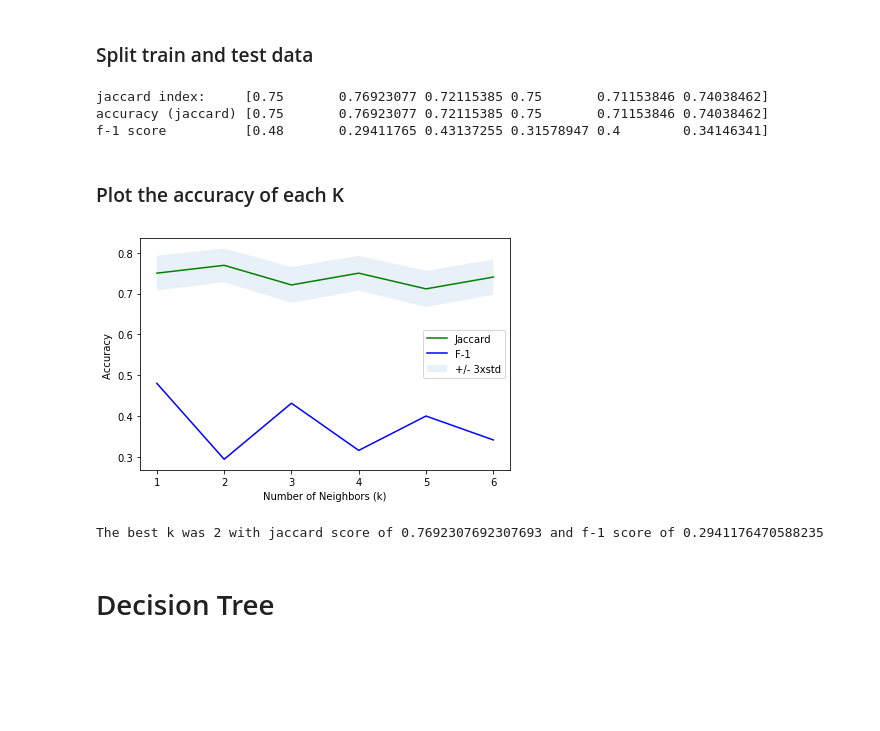
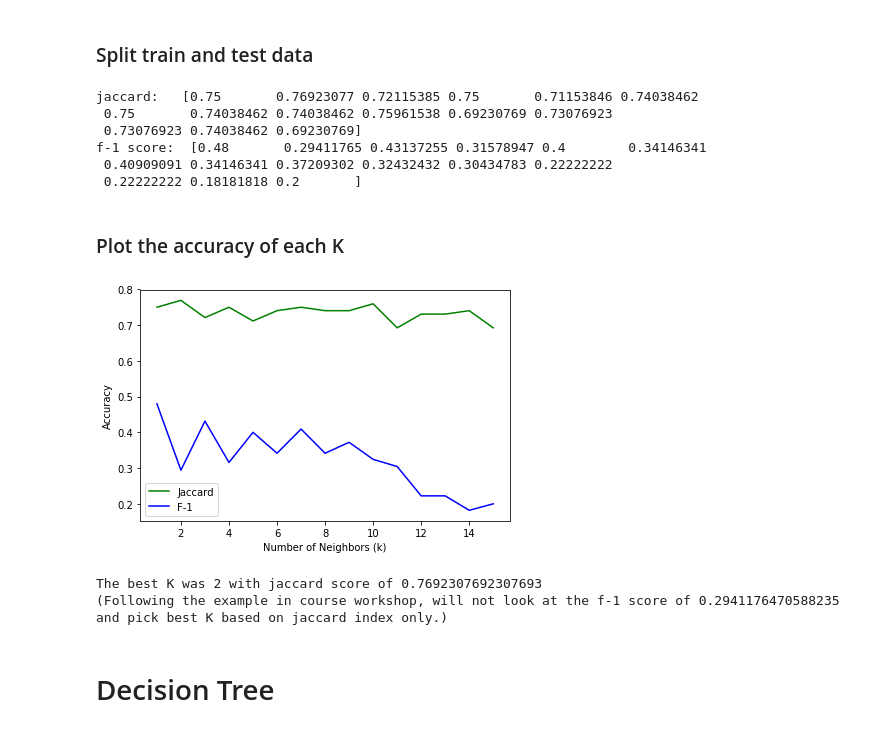
Before and after one commit to ewan-chalmers/coursera-ml-python, a Jupyter notebook: best-classifier-assignment.ipynb, the cells around one changed output. Saved outputs shown, nothing was run; the diff lists cells and outputs as text; code cells hidden in the pictures; blank space fills up the shorter version.

```diff
--- a/best-classifier-assignment.ipynb
+++ b/best-classifier-assignment.ipynb
@@ -279,11 +296,7 @@ array([0, 0, 0, 0, 0, 0])
 # %% [markdown]
 Data Standardization give data zero mean and unit variance (technically should be done after train test split )
 # %%
-from sklearn import warnings
-with warnings.catch_warnings():
-    warnings.simplefilter("ignore")
-
-X= preprocessing.StandardScaler().fit(X).transform(X)
+X = preprocessing.StandardScaler().fit(X).transform(X.astype(float))
 X[0:6]
 # %% [output]
 array([[ 0.51578458,  0.92071769,  2.33152555, -0.42056004, -1.20577805,
@@ -326,63 +339,53 @@ X_train, X_test, y_train, y_test = train_test_split(X, y, test_size=0.3, random_
 # %%
 from sklearn.neighbors import KNeighborsClassifier
 from sklearn import metrics
-try:
-    from sklearn.metrics import jaccard_score
-except:
-    from sklearn.metrics import jaccard_similarity_score as jaccard_score
-
 import numpy as np
 
-num_features = 6
-jaccard_acc = np.zeros((num_features))
-mean_acc = np.zeros((num_features))
-std_acc = np.zeros((num_features))
-f1_acc = np.zeros((num_features))
+max_k = 15
+jaccard_acc = np.zeros((max_k))
+f1_acc = np.zeros((max_k))
 
-for n in range(1, num_features+1):
+for n in range(1, max_k+1):
     # train, predict and score accuracy of model for each k using the train data
     knn_classifier = KNeighborsClassifier(n_neighbors = n)
     knn_classifier.fit(X_train,y_train)
     prediction = knn_classifier.predict(X_test)
-    # "In binary and multiclass classification, accuracy_score is equal to the jaccard_score function"
-    jaccard_acc[n-1] = jaccard_score(y_test, prediction)
-    # jaccard: values closer to 1 (100%) means greater similarity between two sets
-    mean_acc[n-1] = metrics.accuracy_score(y_test, prediction)
-    std_acc[n-1] = np.std(prediction == y_test) / np.sqrt(prediction.shape[0])
-    # f1: smallest value (closest to zero) is best
+    jaccard_acc[n-1] = metrics.jaccard_similarity_score(y_test, prediction)
     f1_acc[n-1] = metrics.f1_score(y_test, prediction)
 
-print("jaccard index:    ", jaccard_acc)
-print("accuracy (jaccard)", mean_acc)
-print("f-1 score         ", f1_acc)
+print("jaccard:  ", jaccard_acc)
+print("f-1 score: ", f1_acc)
 # %% [output]
-jaccard index:     [0.75       0.76923077 0.72115385 0.75       0.71153846 0.74038462]
-accuracy (jaccard) [0.75       0.76923077 0.72115385 0.75       0.71153846 0.74038462]
-f-1 score          [0.48       0.29411765 0.43137255 0.31578947 0.4        0.34146341]
+jaccard:   [0.75       0.76923077 0.72115385 0.75       0.71153846 0.74038462
+ 0.75       0.74038462 0.74038462 0.75961538 0.69230769 0.73076923
+ 0.73076923 0.74038462 0.69230769]
+f-1 score:  [0.48       0.29411765 0.43137255 0.31578947 0.4        0.34146341
+ 0.40909091 0.34146341 0.37209302 0.32432432 0.30434783 0.22222222
+ 0.22222222 0.18181818 0.2       ]
 # %% [markdown]
 ### Plot the accuracy of each K
 # %%
 import matplotlib.pyplot as plt
 from matplotlib.ticker import NullFormatter
 
-### Plot
-plt.plot(range(1, num_features+1),mean_acc,'green')
-plt.fill_between(range(1, num_features+1),mean_acc - 1 * std_acc,mean_acc + 1 * std_acc, alpha=0.10)
-plt.plot(range(1, num_features+1),f1_acc,'blue')
-plt.legend(('Jaccard ', 'F-1', '+/- 3xstd'))
-plt.ylabel('Accuracy ')
+plt.plot(range(1, max_k+1),jaccard_acc,'green')
+plt.plot(range(1, max_k+1),f1_acc,'blue')
+plt.legend(('Jaccard', 'F-1'))
+plt.ylabel('Accuracy')
 plt.xlabel('Number of Neighbors (k)')
 plt.tight_layout()
 plt.show()
 # %% [output]
-[figure, old version]
+[figure, new version]
 # %%
 # the optimal number of nearest neighbors is k
-k = mean_acc.argmax() + 1
+best_k = jaccard_acc.argmax() + 1
 
-print("The best k was", k, "with jaccard score of", mean_acc.max(), "and f-1 score of", f1_acc[mean_acc.argmax()])
+print("The best K was", best_k, "with jaccard score of", jaccard_acc.max())
+print("(Following the example in course workshop, will not look at the f-1 score of", f1_acc[jaccard_acc.argmax()], "and pick best K based on jaccard index only.)")
 # %% [output]
-The best k was 2 with jaccard score of 0.7692307692307693 and f-1 score of 0.2941176470588235
+The best K was 2 with jaccard score of 0.7692307692307693
+(Following the example in course workshop, will not look at the f-1 score of 0.2941176470588235 and pick best K based on jaccard index only.)
 # %% [markdown]
 # Decision Tree
 # %%
```
Also changed, not shown: parts of 34 cells of this notebook.
